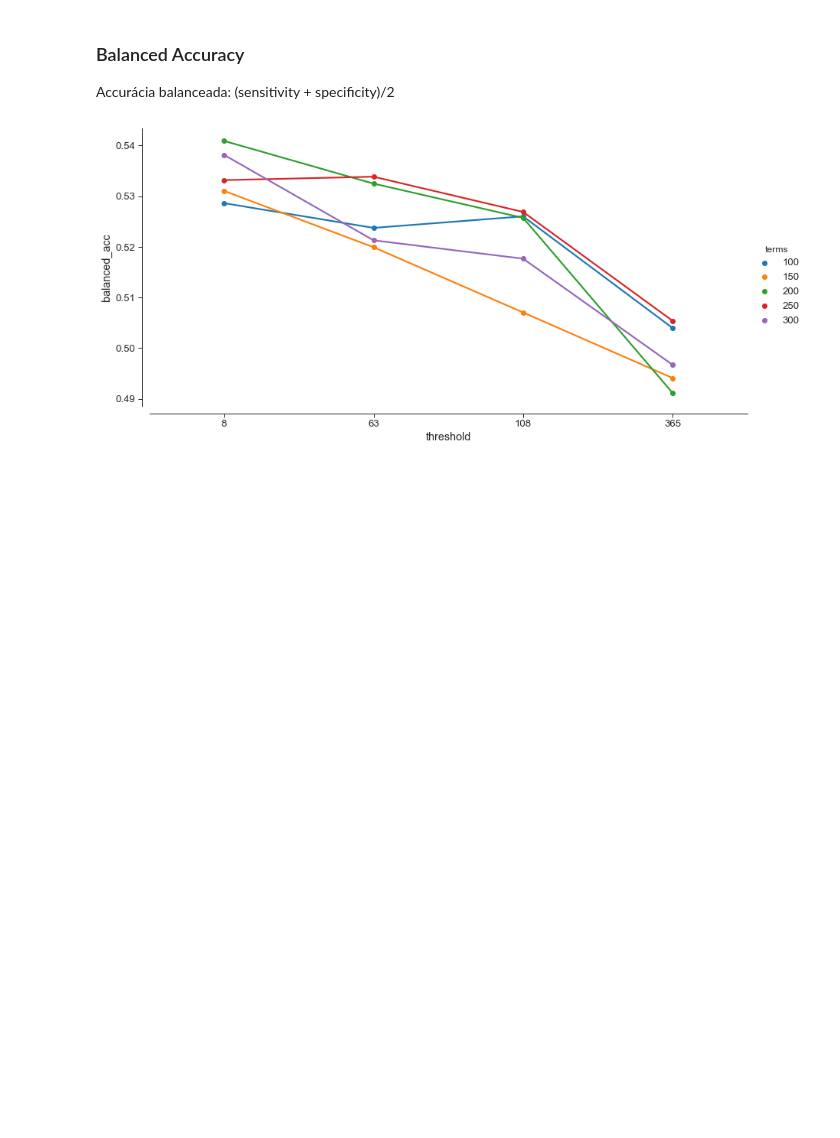
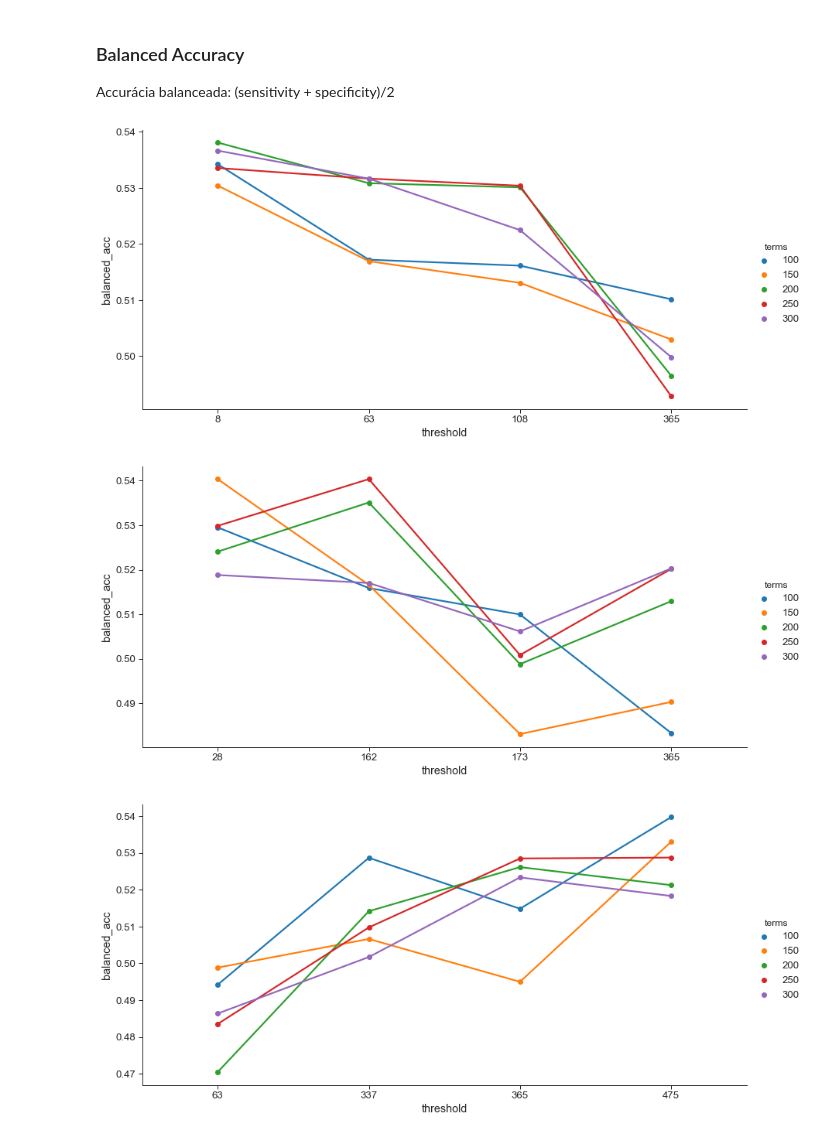
Before and after one commit to gomesluiz/my-doctorate, a Jupyter notebook: projects/long-lived-bug-prediction/deep-learning/notebook/evaluation/20200518-long-lived-prediction-w-dnn-data-analysis.ipynb, the cells around one changed output. Cells and saved outputs as stored; diff of their text form; code cells hidden in the pictures; blank space fills up the shorter version.

```diff
--- a/projects/long-lived-bug-prediction/deep-learning/notebook/evaluation/20200518-long-lived-prediction-w-dnn-data-analysis.ipynb
+++ b/projects/long-lived-bug-prediction/deep-learning/notebook/evaluation/20200518-long-lived-prediction-w-dnn-data-analysis.ipynb
@@ -78,15 +188,42 @@ data_evaluation.sort_values('balanced_acc', ascending=False).head()
 # %% [markdown]
 ### Balanced Accuracy
 Accurácia balanceada: (sensitivity + specificity)/2
-# %%
-sns.set_context('paper', font_scale = 1.5)
-sns.set_style("ticks", {'axes.grid' : False})
-data_evaluation.threshold = data_evaluation['threshold'].astype(str)
-data_evaluation.terms = data_evaluation['terms'].astype(str)
-
-g = sns.catplot(data=data_evaluation, x="threshold", y="balanced_acc"
-                , hue="terms", kind="point", height=6
-                , aspect=2, order=['8', '63', '108', '365'])
-sns.despine(offset=10)
-# %% [output]
-[figure, removed]
+# %%
+sns.set_context('paper', font_scale = 1.5)
+sns.set_style("ticks", {'axes.grid' : False})
+
+eclipse_data_evaluation.threshold = eclipse_data_evaluation['threshold'].astype(str)
+eclipse_data_evaluation.terms = eclipse_data_evaluation['terms'].astype(str)
+g = sns.catplot(data=eclipse_data_evaluation, x="threshold", y="balanced_acc"
+                , hue="terms", kind="point", height=6
+                , aspect=2, order=['8', '63', '108', '365'])
+
+freedesktop_data_evaluation.threshold = freedesktop_data_evaluation['threshold'].astype(str)
+freedesktop_data_evaluation.terms = freedesktop_data_evaluation['terms'].astype(str)
+g = sns.catplot(data=freedesktop_data_evaluation, x="threshold", y="balanced_acc"
+                , hue="terms", kind="point", height=6
+                , aspect=2, order=['28', '162', '173', '365'])
+
+gcc_data_evaluation.threshold = gcc_data_evaluation['threshold'].astype(str)
+gcc_data_evaluation.terms = gcc_data_evaluation['terms'].astype(str)
+g = sns.catplot(data=gcc_data_evaluation, x="threshold", y="balanced_acc"
+                , hue="terms", kind="point", height=6
+                , aspect=2, order=['63', '337', '365', '475'])
+
+gnome_data_evaluation.threshold = gnome_data_evaluation['threshold'].astype(str)
+gnome_data_evaluation.terms = gnome_data_evaluation['terms'].astype(str)
+g = sns.catplot(data=gnome_data_evaluation, x="threshold", y="balanced_acc"
+                , hue="terms", kind="point", height=6
+                , aspect=2, order=['23', '162', '202', '365'])
+
+mozilla_data_evaluation.threshold = mozilla_data_evaluation['threshold'].astype(str)
+mozilla_data_evaluation.terms = mozilla_data_evaluation['terms'].astype(str)
+g = sns.catplot(data=mozilla_data_evaluation, x="threshold", y="balanced_acc"
+                , hue="terms", kind="point", height=6
+                , aspect=2, order=['24', '188', '278', '365'])
+
+sns.despine(offset=10)
+# %% [output]
+[figure, added]
+[figure, added]
+[figure, added]
```
Also changed, not shown: parts of 12 cells of this notebook, 1 other file.
